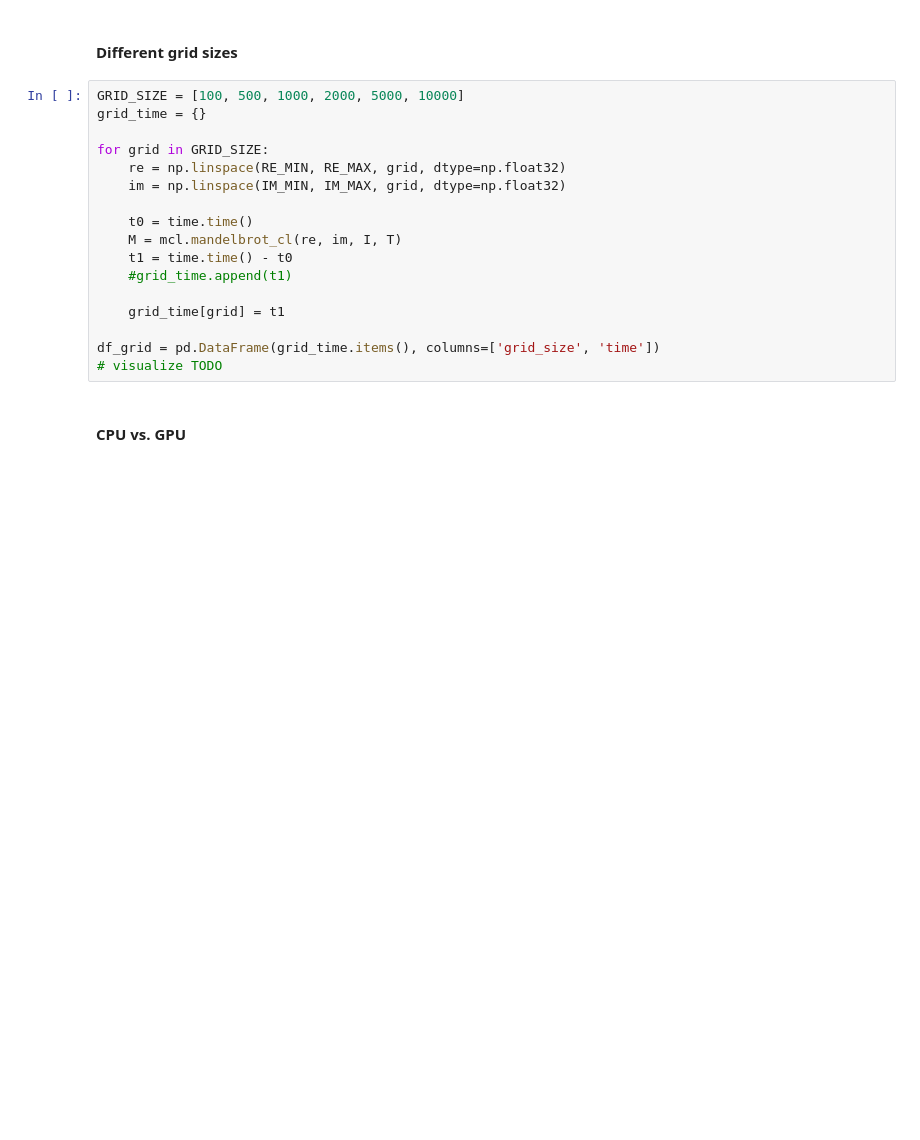
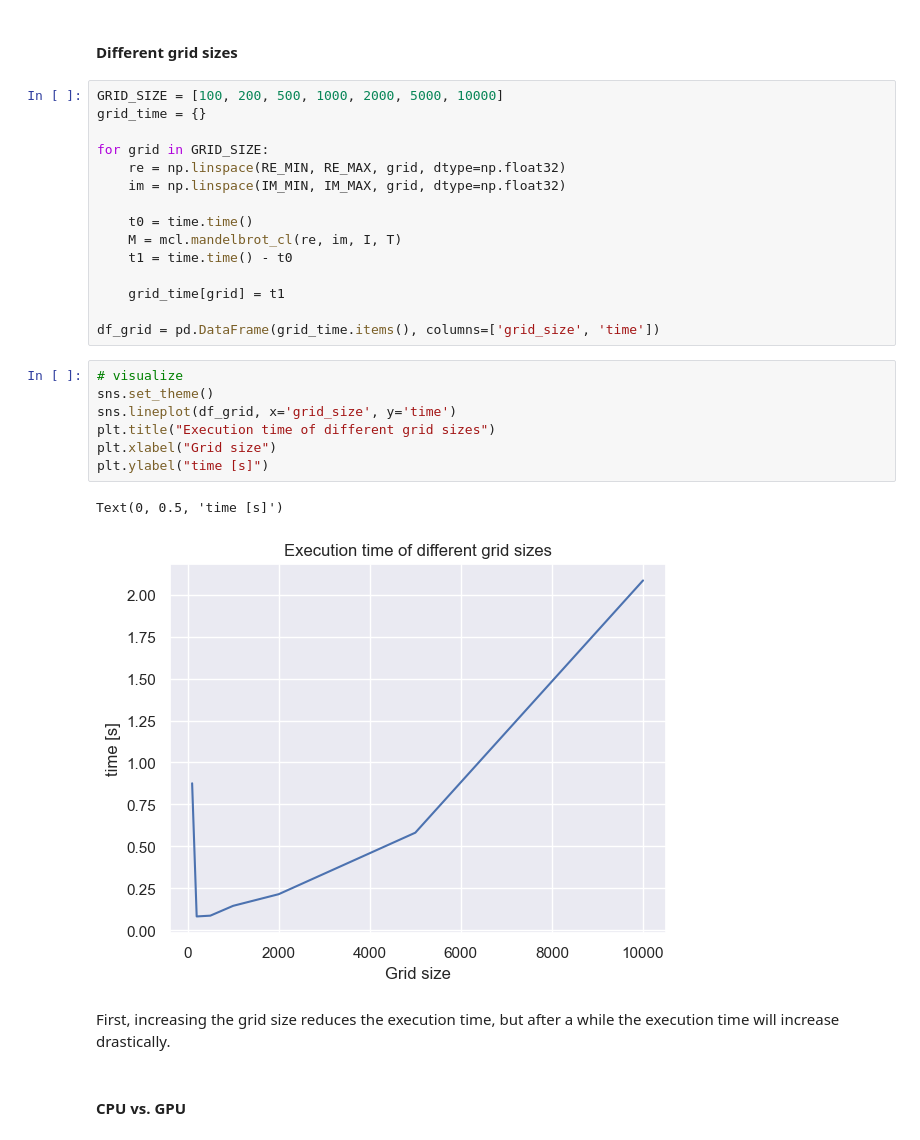
Before and after one commit to katab99/ce8-nsc, a Jupyter notebook: mini project 3/mini-project3.ipynb, the cells around one changed output. Cells and saved outputs as stored; diff of their text form; blank space fills up the shorter version.

Commit message:
Visualization

```diff
--- a/mini project 3/mini-project3.ipynb
+++ b/mini project 3/mini-project3.ipynb
@@ -62,7 +63,7 @@ működik a gecci
 # %% [markdown]
 #### Different grid sizes
 # %%
-GRID_SIZE = [100, 500, 1000, 2000, 5000, 10000]
+GRID_SIZE = [100, 200, 500, 1000, 2000, 5000, 10000]
 grid_time = {}
 
 for grid in GRID_SIZE:
@@ -72,12 +73,22 @@ for grid in GRID_SIZE:
     t0 = time.time()
     M = mcl.mandelbrot_cl(re, im, I, T)
     t1 = time.time() - t0
-    #grid_time.append(t1)
 
     grid_time[grid] = t1
 
 df_grid = pd.DataFrame(grid_time.items(), columns=['grid_size', 'time'])
-# visualize TODO
+# %%
+# visualize
+sns.set_theme()
+sns.lineplot(df_grid, x='grid_size', y='time')
+plt.title("Execution time of different grid sizes")
+plt.xlabel("Grid size")
+plt.ylabel("time [s]")
+# %% [output]
+Text(0, 0.5, 'time [s]')
+[figure, added]
+# %% [markdown]
+First, increasing the grid size reduces the execution time, but after a while the execution time will increase drastically.
 # %% [markdown]
 #### CPU vs. GPU
 # %%
```
Also changed, not shown: parts of 4 cells of this notebook.
